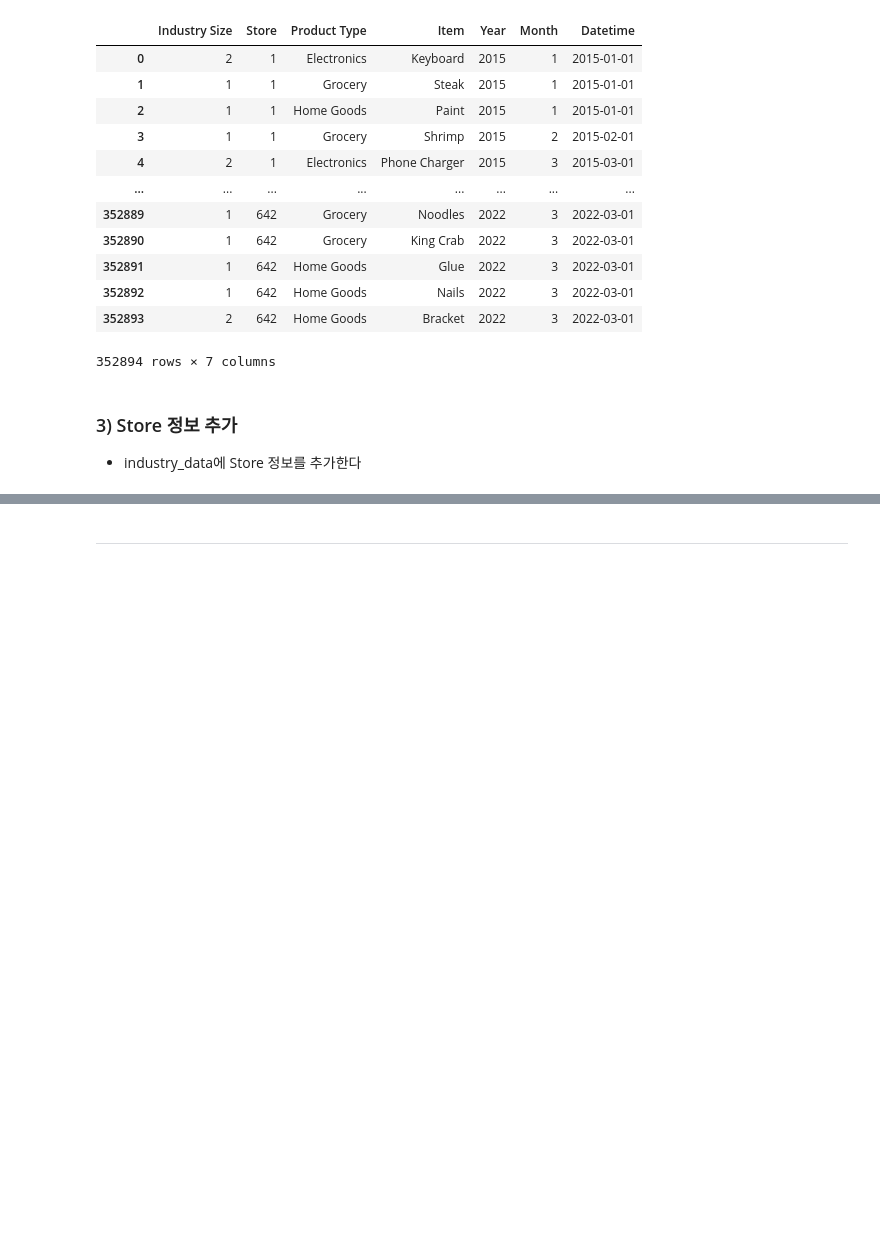
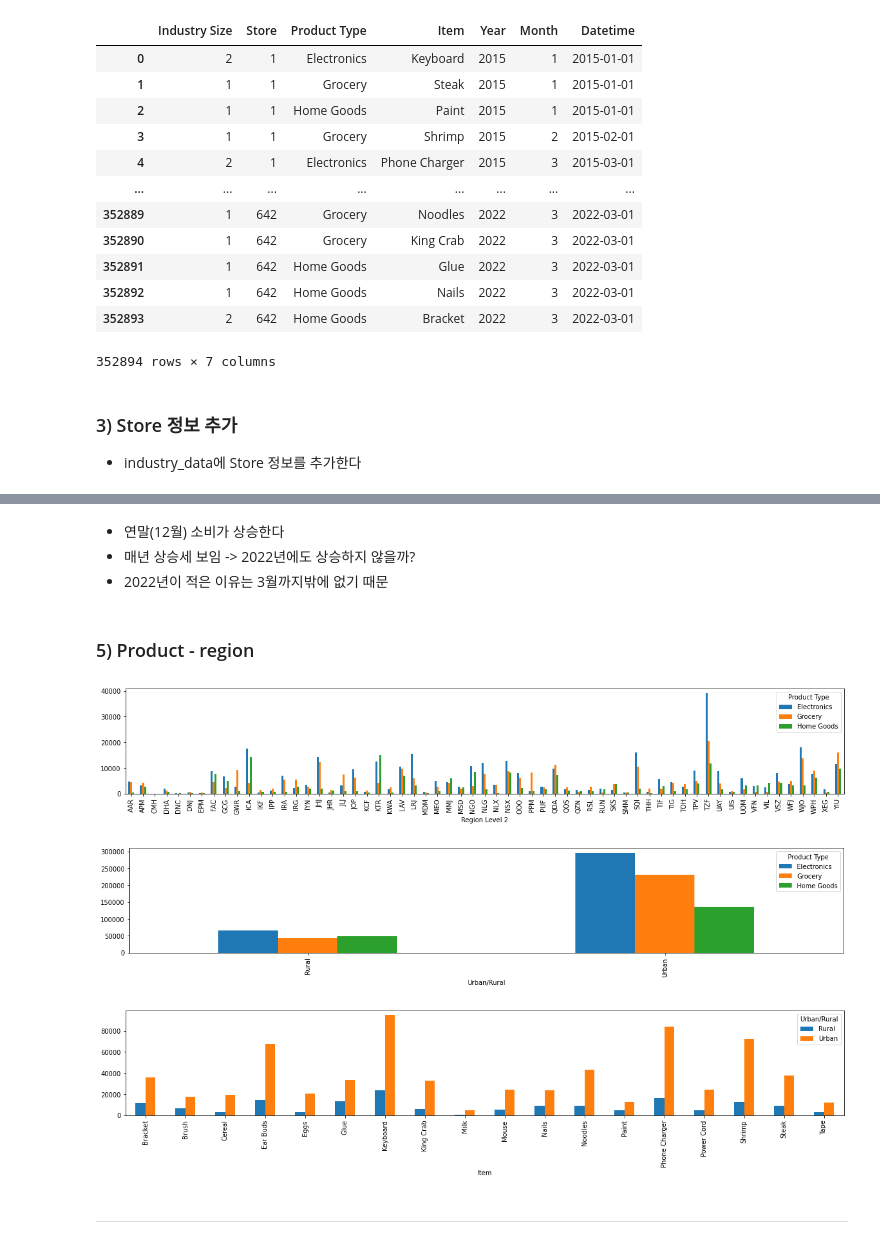
Before and after one commit to minji-o-j/Data-Science-Project, a Jupyter notebook: EDA.ipynb, the cells around one changed output, grey strips where cells are left out. Saved outputs shown, nothing was run; the diff lists cells and outputs as text; code cells hidden in the pictures; blank space fills up the shorter version.

```diff
--- a/EDA.ipynb
+++ b/EDA.ipynb
@@ -518,2 +604,16 @@ See the caveats in the documentation: https://pandas.pydata.org/pandas-docs/stab
+# %% [markdown]
+- 연말(12월) 소비가 상승한다
+- 매년 상승세 보임 -> 2022년에도 상승하지 않을까?
+- 2022년이 적은 이유는 3월까지밖에 없기 때문
+# %% [markdown]
+### 5) Product - region
+# %%
+pd.crosstab(industry_data_to_total_df['Region Level 2'],industry_data_to_total_df['Product Type']).plot(kind='bar',figsize=(20,3))
+pd.crosstab(industry_data_to_total_df['Urban/Rural'],industry_data_to_total_df['Product Type']).plot(kind='bar',figsize=(20,3))
+pd.crosstab(industry_data_to_total_df['Item'],industry_data_to_total_df['Urban/Rural']).plot(kind='bar',figsize=(20,3));
+# %% [output]
+[figure, added]
+[figure, added]
+[figure, added]
 # %% [markdown]
 ---
```
Also changed, not shown: parts of 21 cells of this notebook.
